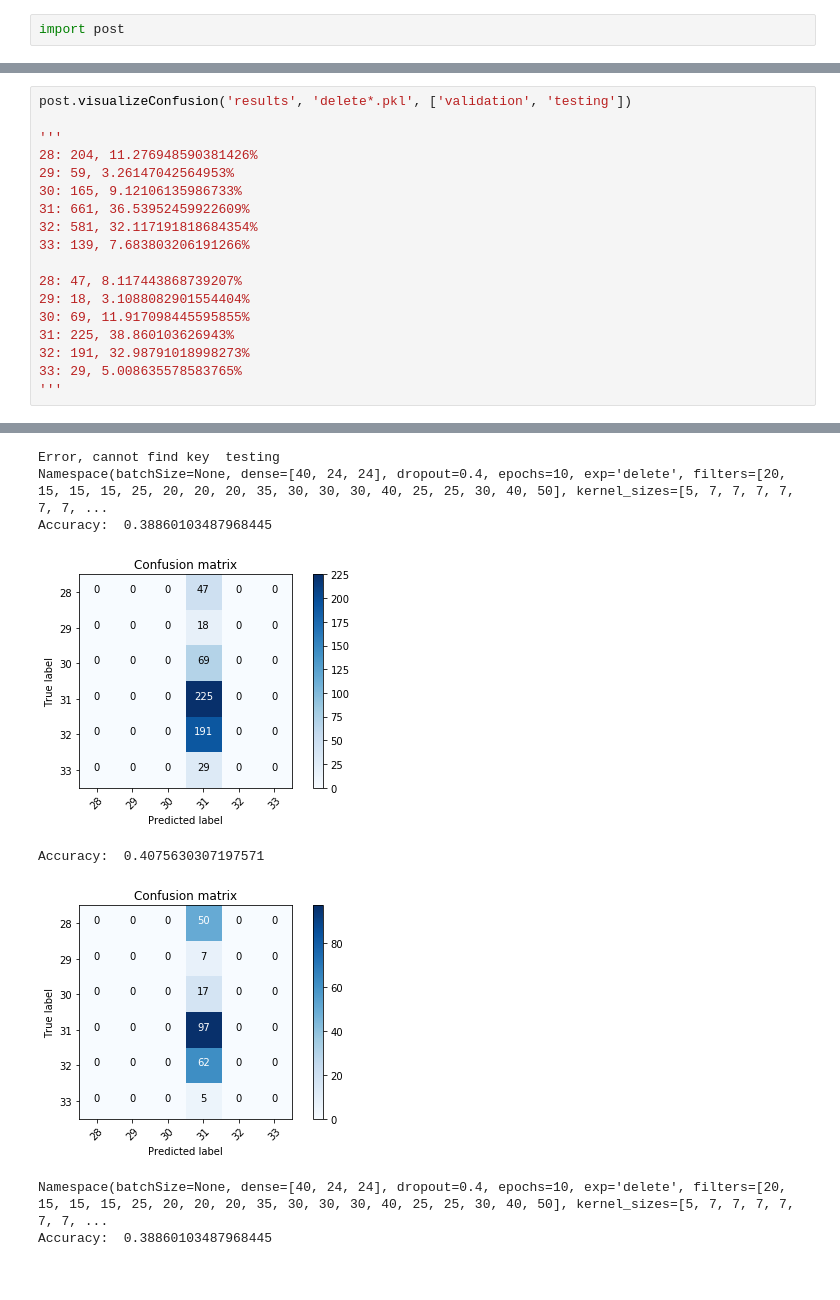
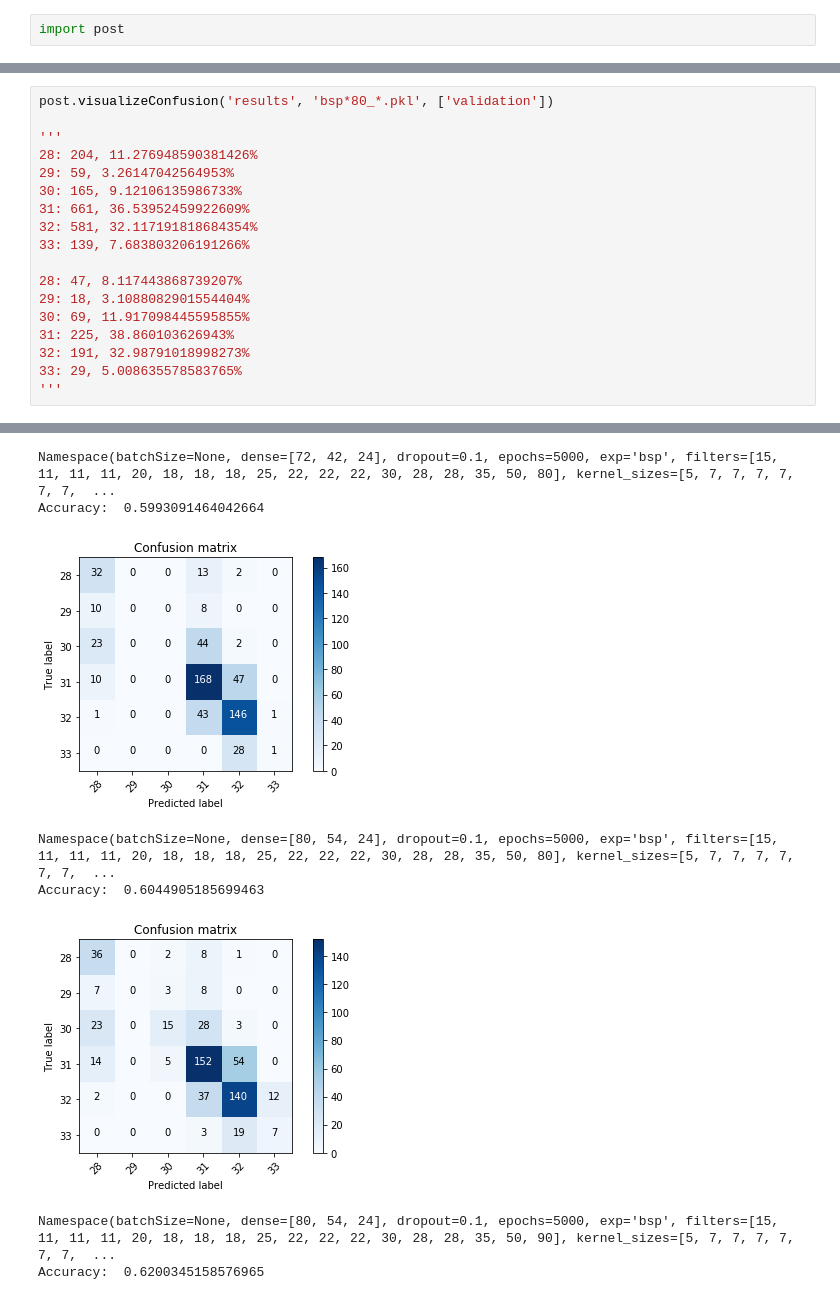
Before and after one commit to RezaTorbati/HonorsThesis, a Jupyter notebook: post.ipynb, the cells around one changed output, grey strips where cells are left out. Cells and saved outputs as stored; diff of their text form.

```diff
--- a/post.ipynb
+++ b/post.ipynb
@@ -13,7 +19,7 @@ Namespace(batchSize=None, dense=[240, 150, 36], dropout=0.1, epochs=5000, exp='b
 [figure]
 Average Val Accuracy:  0.5628382255633673
 # %%
-post.visualizeConfusion('results', 'delete*.pkl', ['validation', 'testing'])
+post.visualizeConfusion('results', 'bsp*80_*.pkl', ['validation'])
 
 '''
 28: 204, 11.276948590381426%
@@ -37,8 +51,8 @@ Accuracy:  0.38860103487968445
-Error, cannot find key  testing
-Namespace(batchSize=None, dense=[40, 24, 24], dropout=0.4, epochs=10, exp='delete', filters=[20, 15, 15, 15, 25, 20, 20, 20, 35, 30, 30, 30, 40, 25, 25, 30, 40, 50], kernel_sizes=[5, 7, 7, 7, 7, 7, 7, ...
-Accuracy:  0.38860103487968445
+Namespace(batchSize=None, dense=[72, 42, 24], dropout=0.1, epochs=5000, exp='bsp', filters=[15, 11, 11, 11, 20, 18, 18, 18, 25, 22, 22, 22, 30, 28, 28, 35, 50, 80], kernel_sizes=[5, 7, 7, 7, 7, 7, 7,  ...
+Accuracy:  0.5993091464042664
-[figure, old version]
+[figure, new version]
-Accuracy:  0.4075630307197571
+Namespace(batchSize=None, dense=[80, 54, 24], dropout=0.1, epochs=5000, exp='bsp', filters=[15, 11, 11, 11, 20, 18, 18, 18, 25, 22, 22, 22, 30, 28, 28, 35, 50, 80], kernel_sizes=[5, 7, 7, 7, 7, 7, 7,  ...
+Accuracy:  0.6044905185699463
-[figure, old version]
+[figure, new version]
-Namespace(batchSize=None, dense=[40, 24, 24], dropout=0.4, epochs=10, exp='delete', filters=[20, 15, 15, 15, 25, 20, 20, 20, 35, 30, 30, 30, 40, 25, 25, 30, 40, 50], kernel_sizes=[5, 7, 7, 7, 7, 7, 7, ...
-Accuracy:  0.38860103487968445
+Namespace(batchSize=None, dense=[80, 54, 24], dropout=0.1, epochs=5000, exp='bsp', filters=[15, 11, 11, 11, 20, 18, 18, 18, 25, 22, 22, 22, 30, 28, 28, 35, 50, 90], kernel_sizes=[5, 7, 7, 7, 7, 7, 7,  ...
+Accuracy:  0.6200345158576965
```
Also changed, not shown: parts of 3 cells of this notebook, 10 other files.
